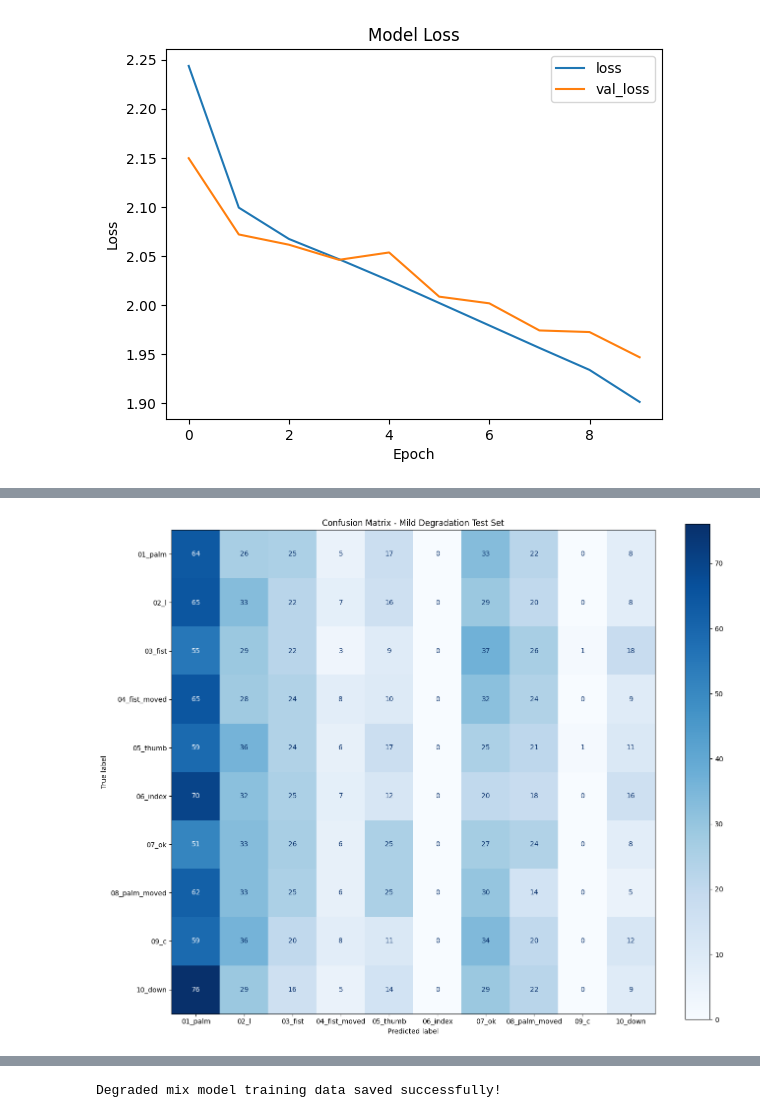
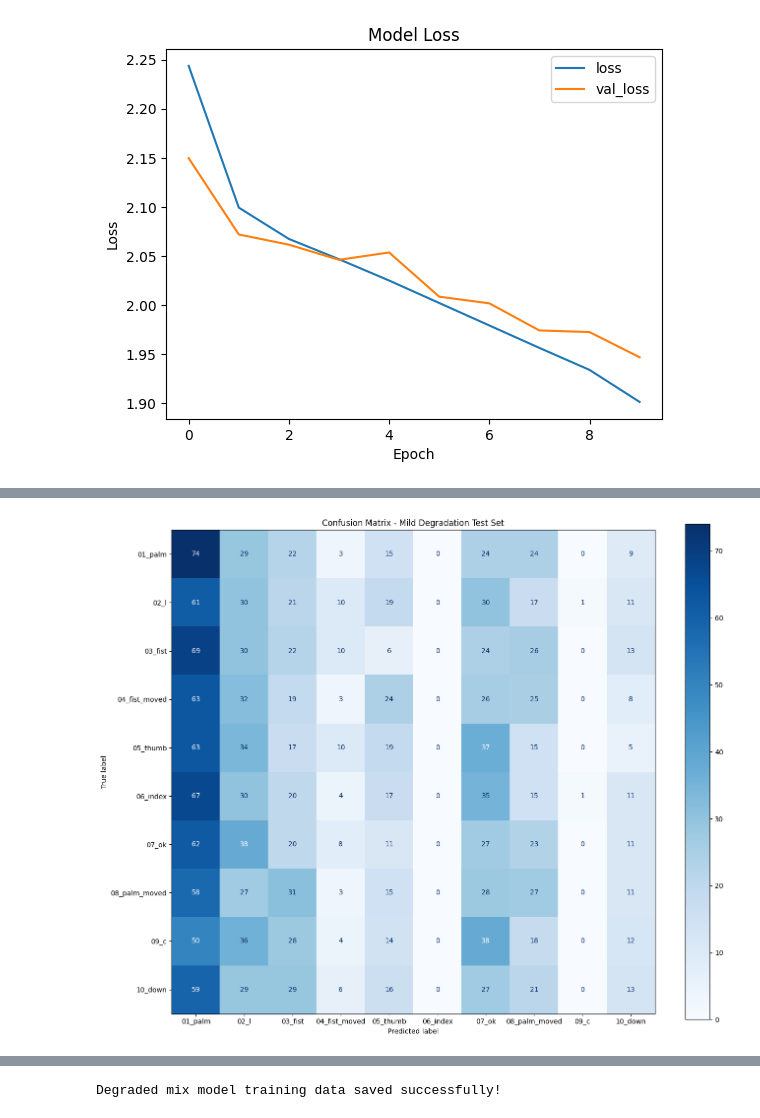
Before and after one commit to tamsmadi/prototype, a Jupyter notebook: notebooks/experiment.ipynb, the cells around one changed output, grey strips where cells are left out. Saved outputs shown, nothing was run; the diff lists cells and outputs as text; code cells hidden in the pictures.

```diff
--- a/notebooks/experiment.ipynb
+++ b/notebooks/experiment.ipynb
@@ -317,6 +327,6 @@ plt.show()
 # %% [output]
 [figure]
 # %%
-#making predictions with the clean and degraded models
-predictions_clean = model0.predict(test_ds)
+#making predictions clean trained model using clean and degraded test sets
+predictions_clean0 = model0.predict(test_ds)
 # %% [output]
@@ -348,16 +358,16 @@ plt.show()
 # %%
 #plotting confusion matrix for mild degradation test set
 fig2, ax2 = plt.subplots(figsize=(14, 12))
-prediction_classes_mild = np.argmax(predictions_clean, axis=1)
-cm_mild = confusion_matrix(np.concatenate([y for x, y in degraded_test_ds_mild], axis=0).argmax(axis=1), prediction_classes_mild)
+prediction_classes_mild0 = np.argmax(predictions_clean0, axis=1)
+cm_mild = confusion_matrix(np.concatenate([y for x, y in degraded_test_ds_mild], axis=0).argmax(axis=1), prediction_classes_mild0)
 disp_mild = ConfusionMatrixDisplay(confusion_matrix=cm_mild, display_labels=class_names)
 disp_mild.plot(cmap=plt.cm.Blues, ax=ax2)
 plt.tight_layout()
 plt.title('Confusion Matrix - Mild Degradation Test Set')
 plt.subplots_adjust(bottom=0.15)
 plt.show()
 # %% [output]
-[figure, old version]
+[figure, new version]
 # %%
 #plotting confusion matrix for moderate degradation test set
 fig3, ax3 = plt.subplots(figsize=(14, 12))
```
Also changed, not shown: parts of 13 cells of this notebook.
